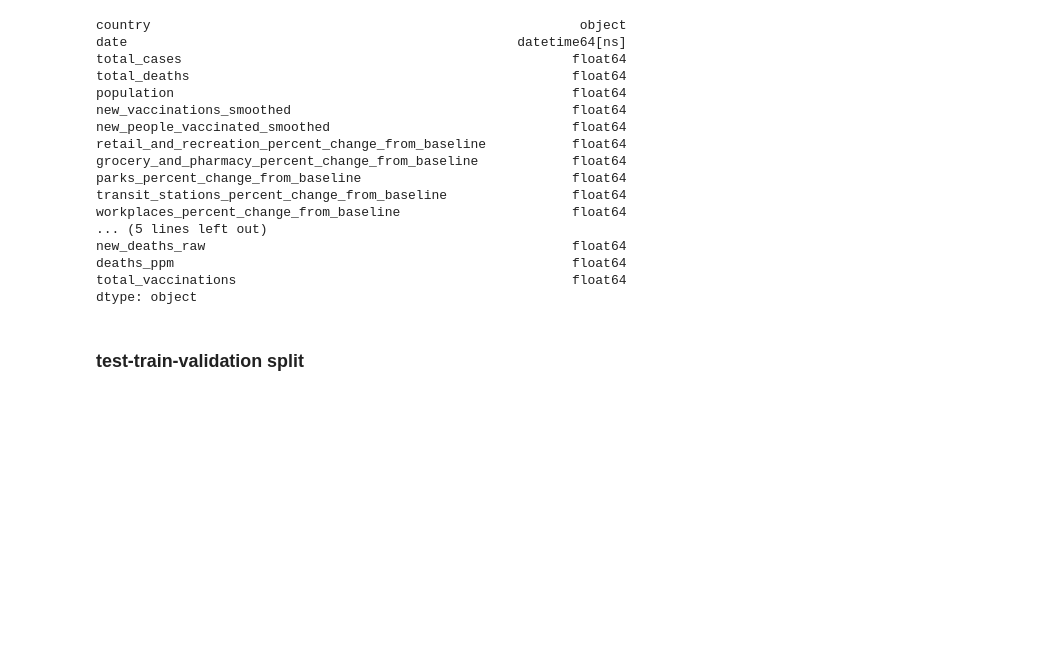
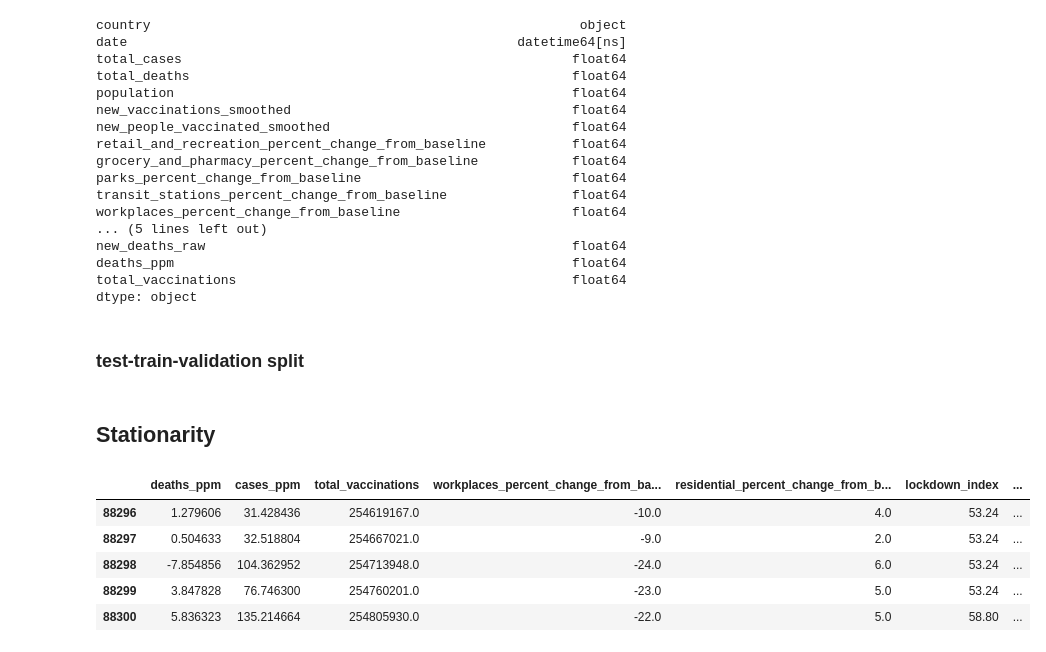
Before and after one commit to aramasethu/CS_573_project, a Jupyter notebook: Lag_model_CS_573.ipynb, the cells around one changed output. Saved outputs shown, nothing was run; the diff lists cells and outputs as text; code cells hidden in the pictures; blank space fills up the shorter version.

```diff
--- a/Lag_model_CS_573.ipynb
+++ b/Lag_model_CS_573.ipynb
@@ -384,3 +384,14 @@ def train_test_split_udf (df, frac):
 # %%
 df_train_1, df_test_1 = train_test_split_udf (df_merged, 0.2)
 df_train_2, df_val_1 = train_test_split_udf (df_train_1, 0.125)
+# %% [markdown]
+## Stationarity
+# %%
+df_sub.tail(5)
+# %% [output]
+|  | deaths_ppm | cases_ppm | total_vaccinations | workplaces_percent_change_from_ba... | residential_percent_change_from_b... | lockdown_index | ... |
+| 88296 | 1.279606 | 31.428436 | 254619167.0 | -10.0 | 4.0 | 53.24 | ... |
+| 88297 | 0.504633 | 32.518804 | 254667021.0 | -9.0 | 2.0 | 53.24 | ... |
+| 88298 | -7.854856 | 104.362952 | 254713948.0 | -24.0 | 6.0 | 53.24 | ... |
+| 88299 | 3.847828 | 76.746300 | 254760201.0 | -23.0 | 5.0 | 53.24 | ... |
+| 88300 | 5.836323 | 135.214664 | 254805930.0 | -22.0 | 5.0 | 58.80 | ... |
```
Also changed, not shown: parts of 10 cells of this notebook.
